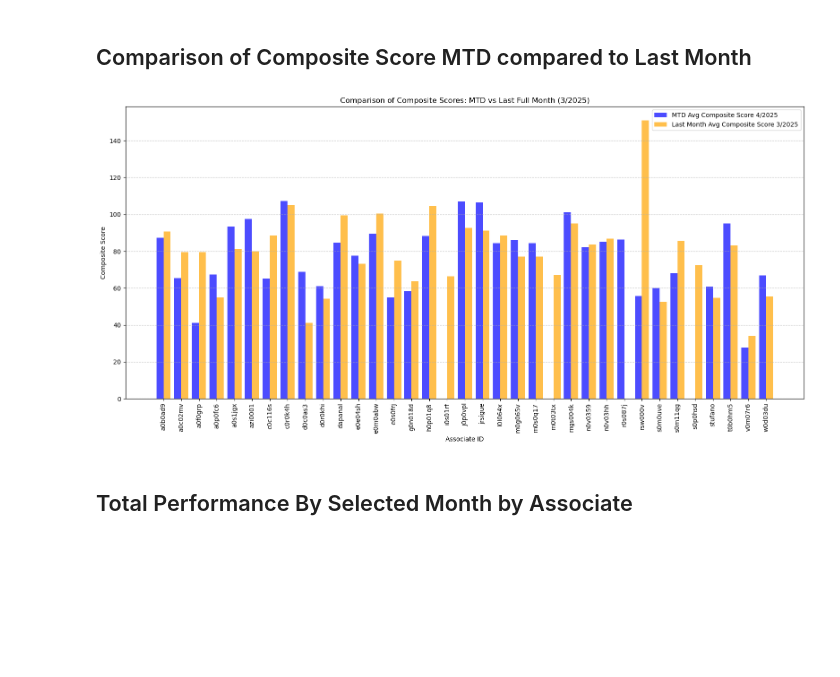
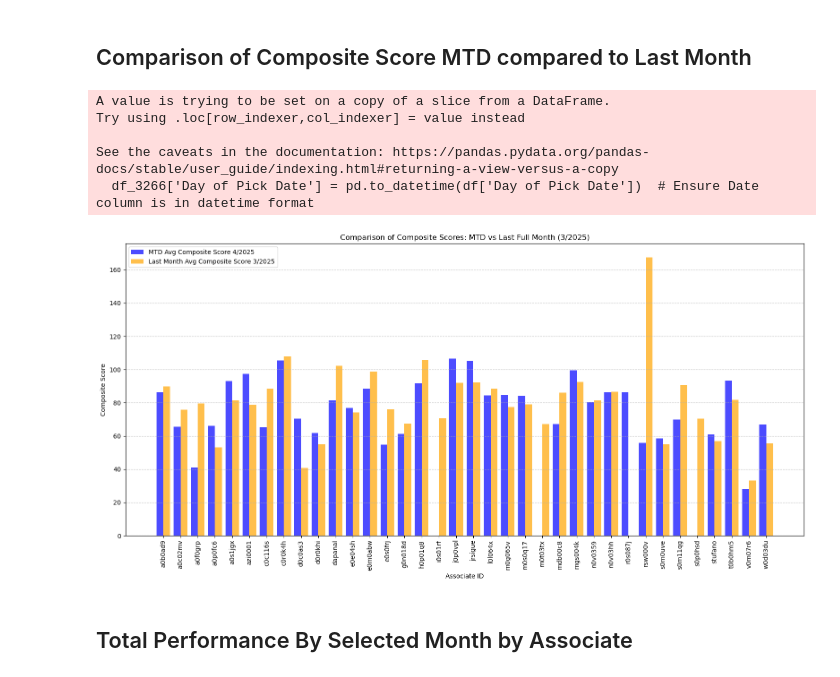
Before and after one commit to toogoodbruh/WalmartMetrics, a Jupyter notebook: WalmartAssociateMetrics.ipynb, the cells around one changed output. Cells and saved outputs as stored; diff of their text form; code cells hidden in the pictures; blank space fills up the shorter version.

```diff
--- a/WalmartAssociateMetrics.ipynb
+++ b/WalmartAssociateMetrics.ipynb
@@ -2231,6 +2487,10 @@ df.loc[(df['Associate ID'] == 'mgs004k') & (df['Day of Pick Date'].astype('datet
 # Step 1: Compute historical averages for each associate
 df[features_list] = df[features_list].apply(pd.to_numeric, errors='coerce')
 associate_averages = df.groupby(['Associate ID', 'Associate Name'])[features_list].mean().reset_index()
+df_3266 = df[df['Store #'] == 3266]
+
+df_3266[features_list] = df_3266[features_list].apply(pd.to_numeric, errors='coerce')
+associate_averages = df_3266.groupby(['Associate ID', 'Associate Name'])[features_list].mean().reset_index()
 
 # Step 2: Create input data for each associate
 # Add a future date column for clarity (optional)
@@ -2474,7 +2753,7 @@ import pandas as pd
 import matplotlib.pyplot as plt
 
 # Step 2: Filter for full weeks
-full_weeks = df.groupby('Week').filter(is_full_week)
+full_weeks = df_3266.groupby('Week').filter(is_full_week)
 
 # Step 3: Identify the last full week
 last_full_week = full_weeks['Week'].max()  # Get the most recent full week
@@ -2482,15 +2761,15 @@ last_full_week = full_weeks['Week'].max()  # Get the most recent full week
 # Step 4: Extract data for the last full week
 last_week_data = full_weeks[full_weeks['Week'] == last_full_week].copy()
 
-# Step 5: Filter associates with Composite_Score > 0
-last_week_data = last_week_data[last_week_data['Composite_Score'] > 0]
+# Step 5: Filter associates with Composite Score > 0
+last_week_data = last_week_data[last_week_data['Composite Score'] > 0]
 
-# Fill NaN values in 'Composite_Score' (if any)
-last_week_data['Composite_Score'] = last_week_data['Composite_Score'].fillna(0)
+# Fill NaN values in 'Composite Score' (if any)
+last_week_data['Composite Score'] = last_week_data['Composite Score'].fillna(0)
 
 # Step 6: Group by Associate ID and calculate average Composite Score for the last week
 avg_composite_score_last_week = (
-    last_week_data.groupby('Associate ID')['Composite_Score']
+    last_week_data.groupby('Associate ID')['Composite Score']
     .mean()
     .sort_values(ascending=False)
 )
@@ -2498,8 +2777,8 @@ avg_composite_score_last_week = (
 # Step 7: Filter total average Composite Score to include only IDs in last_week_data
 associate_ids_last_week = last_week_data['Associate ID'].unique()  # Get unique Associate IDs from last_week_data
 total_avg_composite_score = (
-    df[df['Composite_Score'] > 0]
-    .groupby('Associate ID')['Composite_Score']
+    df_3266[df_3266['Composite Score'] > 0]
+    .groupby('Associate ID')['Composite Score']
     .mean()
     .loc[associate_ids_last_week]  # Filter to include only Associate IDs from last_week_data
 )
@@ -2577,27 +2856,27 @@ else:
     last_month_year = current_year
 
 # Step 2: Filter data for MTD and last full month
-df['Day of Pick Date'] = pd.to_datetime(df['Day of Pick Date'])  # Ensure Date column is in datetime format
+df_3266['Day of Pick Date'] = pd.to_datetime(df['Day of Pick Date'])  # Ensure Date column is in datetime format
 
 # Month-to-Date (MTD) data
-mtd_data = df[
-    (df['Day of Pick Date'].dt.year == current_year) &
-    (df['Day of Pick Date'].dt.month == current_month) &
-    (df['Composite_Score'] > 0)
+mtd_data = df_3266[
+    (df_3266['Day of Pick Date'].dt.year == current_year) &
+    (df_3266['Day of Pick Date'].dt.month == current_month) &
+    (df_3266['Composite Score'] > 0)
 ]
 
 # Last full month data
-last_month_data = df[
-    (df['Day of Pick Date'].dt.year == last_month_year) &
-    (df['Day of Pick Date'].dt.month == last_month) &
-    (df['Composite_Score'] > 0)
+last_month_data = df_3266[
+    (df_3266['Day of Pick Date'].dt.year == last_month_year) &
+    (df_3266['Day of Pick Date'].dt.month == last_month) &
+    (df_3266['Composite Score'] > 0)
 ]
 
 # Step 3: Compute average composite scores for each Associate
-avg_composite_score_mtd = mtd_data.groupby('Associate ID')['Composite_Score'].mean()
-avg_composite_score_last_month = last_month_data.groupby('Associate ID')['Composite_Score'].mean()
+avg_composite_score_mtd = mtd_data.groupby('Associate ID')['Composite Score'].mean()
+avg_composite_score_last_month = last_month_data.groupby('Associate ID')['Composite Score'].mean()
 
-is_empty = mtd_data['Composite_Score'].count() == 0
+is_empty = mtd_data['Composite Score'].count() == 0
 # Step 4: Merge both scores into a single DataFrame for alignment
 comparison_df = pd.DataFrame({
     'MTD Avg Composite Score': avg_composite_score_mtd,
@@ -2623,34 +2902,39 @@ else:
     )
 
     ax.bar(
         [pos + width / 2 for pos in x],
         comparison_df['Last Month Avg Composite Score'],
         width=width,
         label=(f'Last Month Avg Composite Score {last_month}/{last_month_year}'),
         color='orange',
         alpha=0.7
     )
 
     # Set labels and title
     ax.set_xlabel('Associate ID')
     ax.set_ylabel('Composite Score')
     ax.set_title(f'Comparison of Composite Scores: MTD vs Last Full Month ({last_month}/{last_month_year})')
 
     # Set x-ticks and labels
     ax.set_xticks(x)
     ax.set_xticklabels(comparison_df.index, rotation=90)
 
     # Add a legend
     ax.legend()
 
     # Display grid for better readability
     plt.grid(axis='y', linestyle='--', alpha=0.7)
     plt.tight_layout()
 
     # Show the plot
     plt.show()
 # %% [output]
+A value is trying to be set on a copy of a slice from a DataFrame.
+Try using .loc[row_indexer,col_indexer] = value instead
+
+See the caveats in the documentation: https://pandas.pydata.org/pandas-docs/stable/user_guide/indexing.html#returning-a-view-versus-a-copy
+  df_3266['Day of Pick Date'] = pd.to_datetime(df['Day of Pick Date'])  # Ensure Date column is in datetime format
-[figure, old version]
+[figure, new version]
 # %% [markdown]
 <h2>Total Performance By Selected Month by Associate</h2>
 # %%
```
Also changed, not shown: parts of 74 cells of this notebook, 2 other files.
